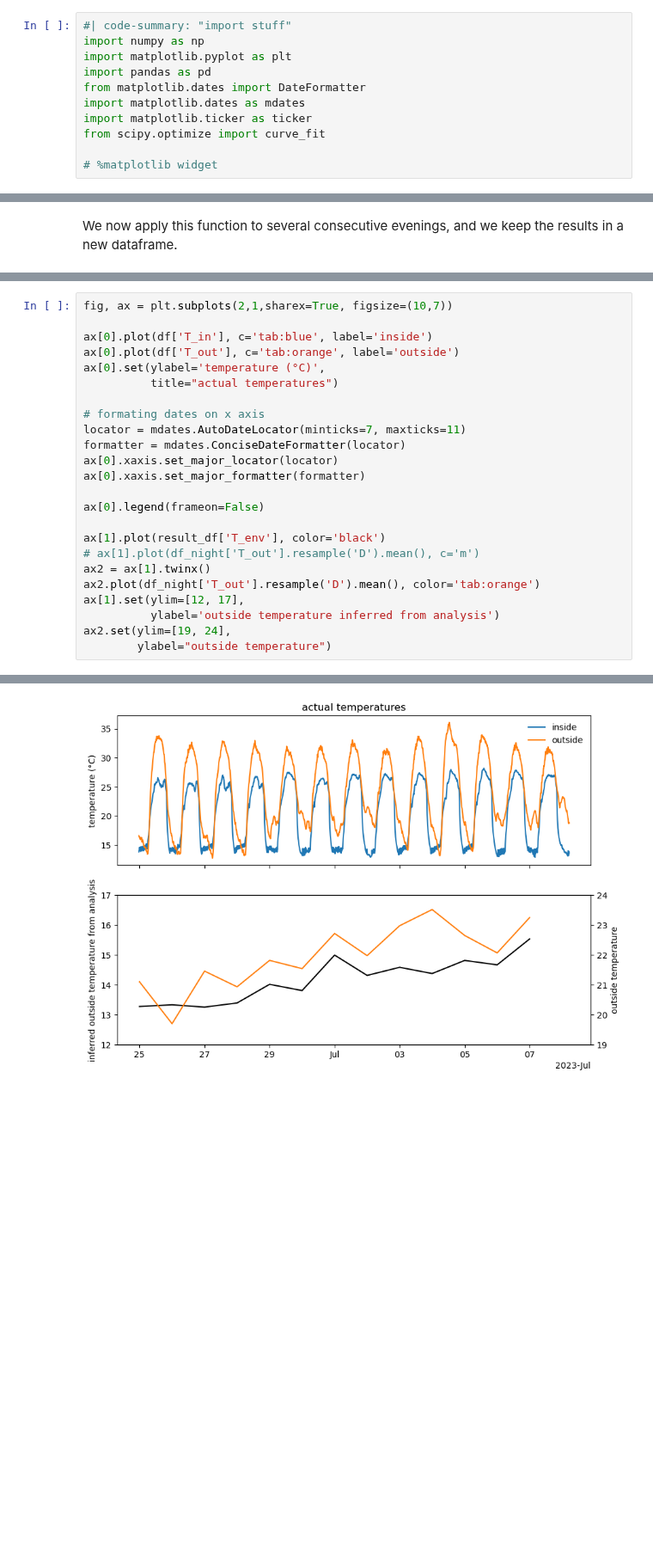
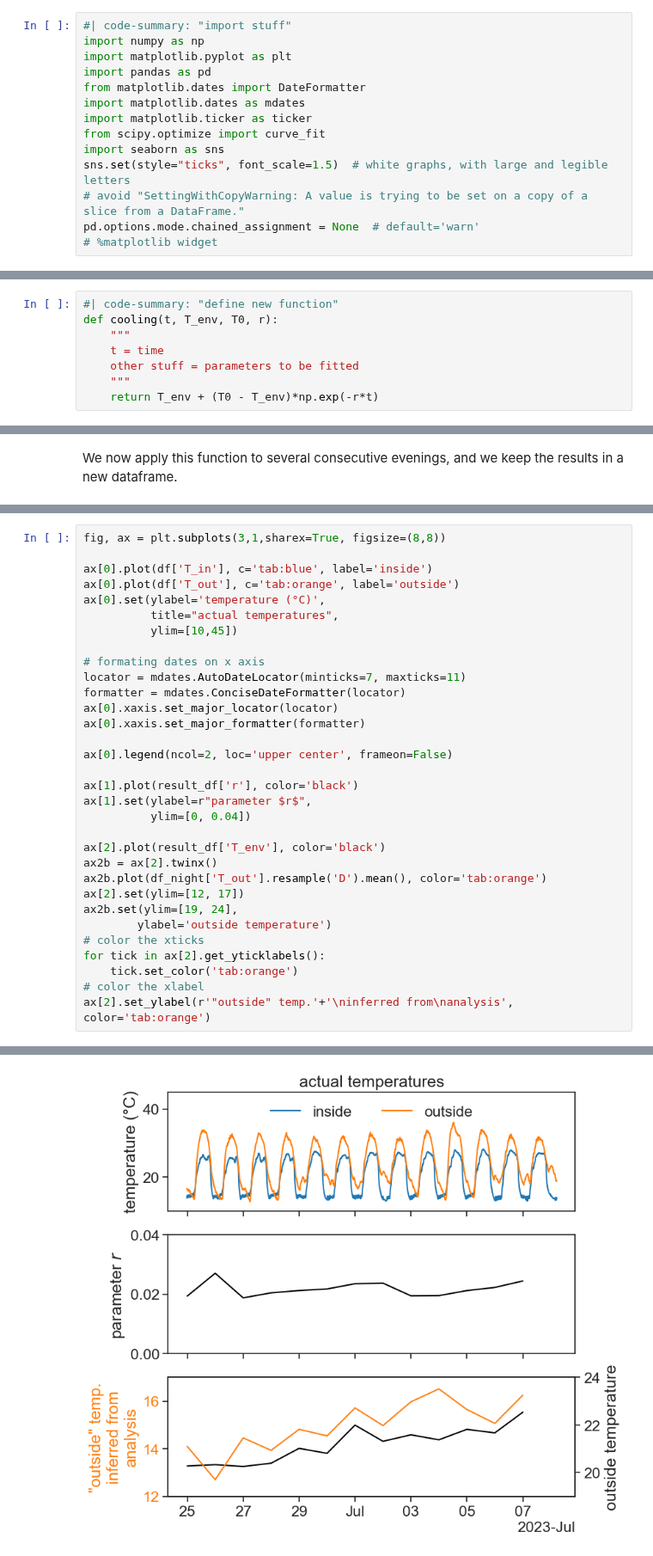
Before and after one commit to yairmau/time-series, a Jupyter notebook: smoothing/fit.ipynb, the cells around one changed output, grey strips where cells are left out. Shown at 86% size. Cells and saved outputs as stored; diff of their text form; blank space fills up the shorter version.

```diff
--- a/smoothing/fit.ipynb
+++ b/smoothing/fit.ipynb
@@ -18,7 +28,10 @@ from matplotlib.dates import DateFormatter
 import matplotlib.dates as mdates
 import matplotlib.ticker as ticker
 from scipy.optimize import curve_fit
-
+import seaborn as sns
+sns.set(style="ticks", font_scale=1.5)  # white graphs, with large and legible letters
+# avoid "SettingWithCopyWarning: A value is trying to be set on a copy of a slice from a DataFrame."
+pd.options.mode.chained_assignment = None  # default='warn'
 # %matplotlib widget
 # %%
 #| code-summary: "load data from csv"
@@ -94,0 +190,8 @@ See the caveats in the documentation: https://pandas.pydata.org/pandas-docs/stab
+# %%
+#| code-summary: "define new function"
+def cooling(t, T_env, T0, r):
+    """
+    t = time
+    other stuff = parameters to be fitted
+    """
+    return T_env + (T0 - T_env)*np.exp(-r*t)
@@ -187,12 +277,13 @@ result_df
 | 2023-07-06 | 14.667792 | 0.022264 |
 | 2023-07-07 | 15.535115 | 0.024421 |
 # %%
-fig, ax = plt.subplots(2,1,sharex=True, figsize=(10,7))
+fig, ax = plt.subplots(3,1,sharex=True, figsize=(8,8))
 
 ax[0].plot(df['T_in'], c='tab:blue', label='inside')
 ax[0].plot(df['T_out'], c='tab:orange', label='outside')
 ax[0].set(ylabel='temperature (°C)',
-          title="actual temperatures")
+          title="actual temperatures",
+          ylim=[10,45])
 
 # formating dates on x axis
 locator = mdates.AutoDateLocator(minticks=7, maxticks=11)
@@ -200,14 +291,21 @@ formatter = mdates.ConciseDateFormatter(locator)
 ax[0].xaxis.set_major_locator(locator)
 ax[0].xaxis.set_major_formatter(formatter)
 
-ax[0].legend(frameon=False)
+ax[0].legend(ncol=2, loc='upper center', frameon=False)
 
-ax[1].plot(result_df['T_env'], color='black')
-# ax[1].plot(df_night['T_out'].resample('D').mean(), c='m')
-ax2 = ax[1].twinx()
-ax2.plot(df_night['T_out'].resample('D').mean(), color='tab:orange')
-ax[1].set(ylim=[12, 17],
-          ylabel='outside temperature inferred from analysis')
-ax2.set(ylim=[19, 24],
-        ylabel="outside temperature")
+ax[1].plot(result_df['r'], color='black')
+ax[1].set(ylabel=r"parameter $r$",
+          ylim=[0, 0.04])
+
+ax[2].plot(result_df['T_env'], color='black')
+ax2b = ax[2].twinx()
+ax2b.plot(df_night['T_out'].resample('D').mean(), color='tab:orange')
+ax[2].set(ylim=[12, 17])
+ax2b.set(ylim=[19, 24],
+        ylabel='outside temperature')
+# color the xticks
+for tick in ax[2].get_yticklabels():
+    tick.set_color('tab:orange')
+# color the xlabel
+ax[2].set_ylabel(r'"outside" temp.'+'\ninferred from\nanalysis', color='tab:orange')
 # %% [output]
@@ -215 +313 @@ ax2.set(ylim=[19, 24],
-[figure, old version]
+[figure, new version]
```
Also changed, not shown: parts of 23 cells of this notebook, 15 other files.
